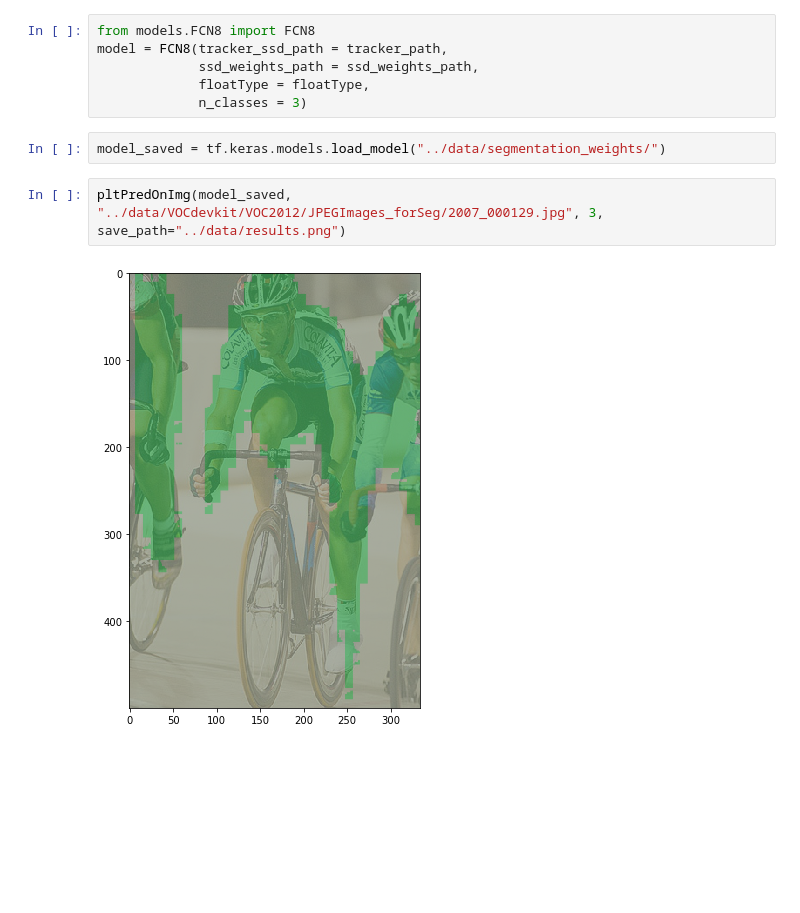
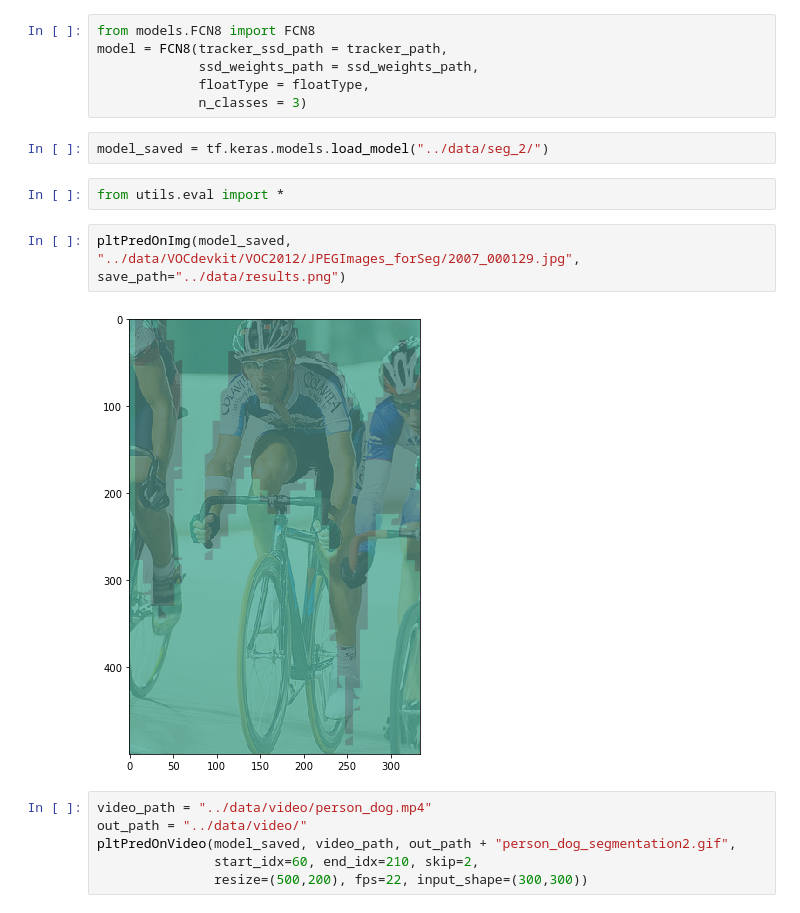
Before and after one commit to Apiquet/Segmentation, a Jupyter notebook: FCN8_test.ipynb, the cells around one changed output. Drawn from its saved outputs; the diff is of its cells as text; blank space fills up the shorter version.

Commit message:
[DEV][EVAL] Infer model on video

```diff
--- a/FCN8_test.ipynb
+++ b/FCN8_test.ipynb
@@ -38,8 +38,16 @@ model = FCN8(tracker_ssd_path = tracker_path,
              floatType = floatType,
              n_classes = 3)
 # %%
-model_saved = tf.keras.models.load_model("../data/segmentation_weights/")
+model_saved = tf.keras.models.load_model("../data/seg_2/")
+# %%
+from utils.eval import *
 # %%
-pltPredOnImg(model_saved, "../data/VOCdevkit/VOC2012/JPEGImages_forSeg/2007_000129.jpg", 3, save_path="../data/results.png")
+pltPredOnImg(model_saved, "../data/VOCdevkit/VOC2012/JPEGImages_forSeg/2007_000129.jpg", save_path="../data/results.png")
 # %% [output]
-[figure, old version]
+[figure, new version]
+# %%
+video_path = "../data/video/person_dog.mp4"
+out_path = "../data/video/"
+pltPredOnVideo(model_saved, video_path, out_path + "person_dog_segmentation2.gif",
+               start_idx=60, end_idx=210, skip=2,
+               resize=(500,200), fps=22, input_shape=(300,300))
```
Also changed, not shown: 1 other file.
